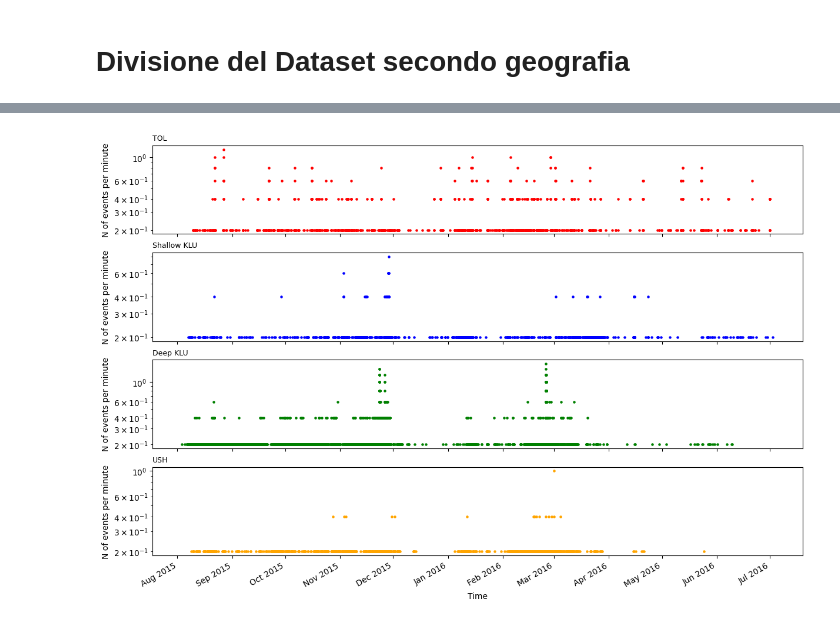
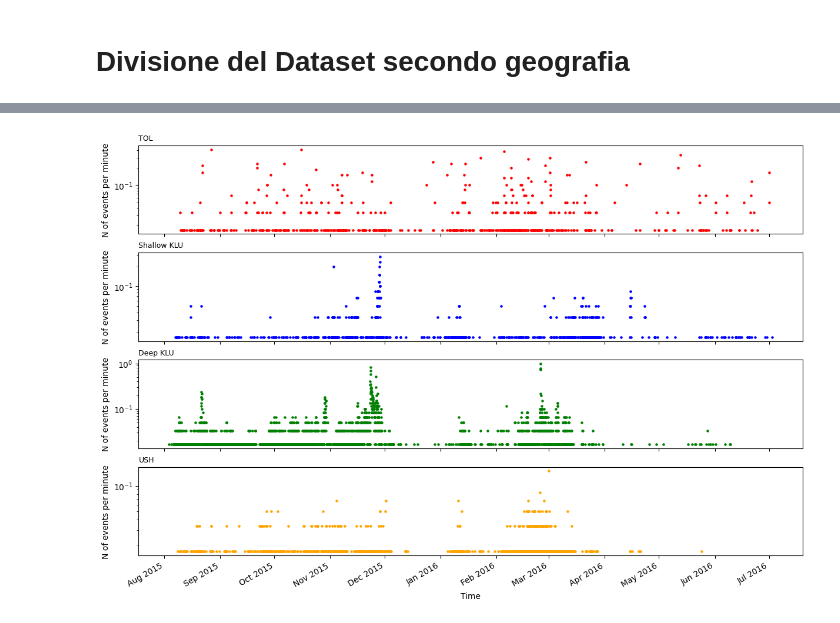
Before and after one commit to Mpinaz/Thesis, a Jupyter notebook: Tesi.ipynb, the cells around one changed output, grey strips where cells are left out. Cells and saved outputs as stored; diff of their text form; code cells hidden in the pictures.

```diff
--- a/Tesi.ipynb
+++ b/Tesi.ipynb
@@ -339,0 +343,20 @@ Text(0, 0.5, 'N. eventi per settimana')
+# %%
+mask = catalog.index.isin(SV13_Events)
+catalog_SV13 = catalog[mask]
+
+counts = catalog_SV13["time"].dt.to_period("W").value_counts()
+counts.index = counts.index.to_timestamp()
+
+fig, ax = plt.subplots(figsize=(12, 4))
+
+ax.xaxis.set_major_locator(mdates.MonthLocator())          # un tick al mese
+ax.xaxis.set_major_formatter(mdates.DateFormatter("%b %Y"))
+fig.autofmt_xdate()
+
+Eruption = pd.Timestamp("2016-04-21")
+ax.axvline(Eruption, color="red", linestyle="--", linewidth=2, label="Eruzione del 21 Apr 2016")
+
+ax.bar(counts.index, counts.values, width=7, align="edge", edgecolor="black", linewidth=0.5)
+ax.grid("on", alpha = 0.3)
+ax.set_ylabel("N. eventi per settimana")
+fig.legend()
@@ -408,10 +436,0 @@ fig.show()
-# %%
-fig, ax = plt.subplots(figsize=(12, 4))
-
-ax.xaxis.set_major_locator(mdates.MonthLocator())          # un tick al mese
-ax.xaxis.set_major_formatter(mdates.DateFormatter("%b %Y"))
-fig.autofmt_xdate()
-
-ax.scatter(catalog["time"], catalog["mag"], marker="o", color="grey", alpha = 0.5, edgecolor = "black")
-ax.grid("on", alpha = 0.3)
-ax.set_ylabel("Magnitude")
@@ -421,27 +437,27 @@ Text(0, 0.5, 'Magnitude')
 # %%
 groups = list(Squares.keys())
 
-bin_min = 1  # ampiezza bin in minuti; eventi/minuto = conteggio / bin_min
+bin_min = 60  # ampiezza bin in minuti; eventi/minuto = conteggio / bin_min
 freq = f"{bin_min} min"
 
 fig, axes = plt.subplots(len(groups), 1, figsize=(12, 8),
                          sharex=True, constrained_layout=True)
 
 for ax, g in zip(axes, groups):
     sub = catalog[catalog.group == g]
     counts = sub.set_index("time").resample(freq).size()
     rate = counts / bin_min
     ax.scatter(rate.index, rate.values, s=5, color = Squares[g]["color"])
 
     ax.set_yscale("log")
     ax.set_ylabel("N of events per minute")
     ax.set_title(g, loc="left", fontsize=9)
 
     ax.xaxis.set_major_locator(mdates.MonthLocator())
     ax.xaxis.set_major_formatter(mdates.DateFormatter("%b %Y"))
 
 fig.autofmt_xdate()
 axes[-1].set_xlabel("Time")
 plt.show()
 # %% [output]
-[figure, old version]
+[figure, new version]
```
Also changed, not shown: parts of 6 cells of this notebook.
